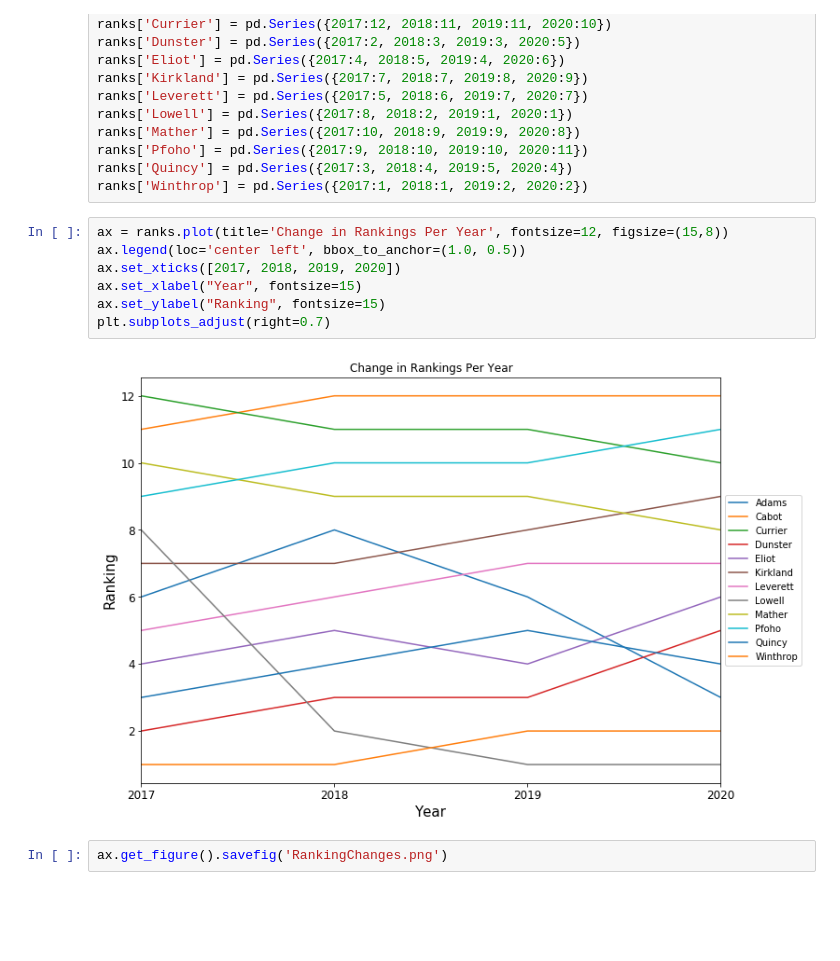
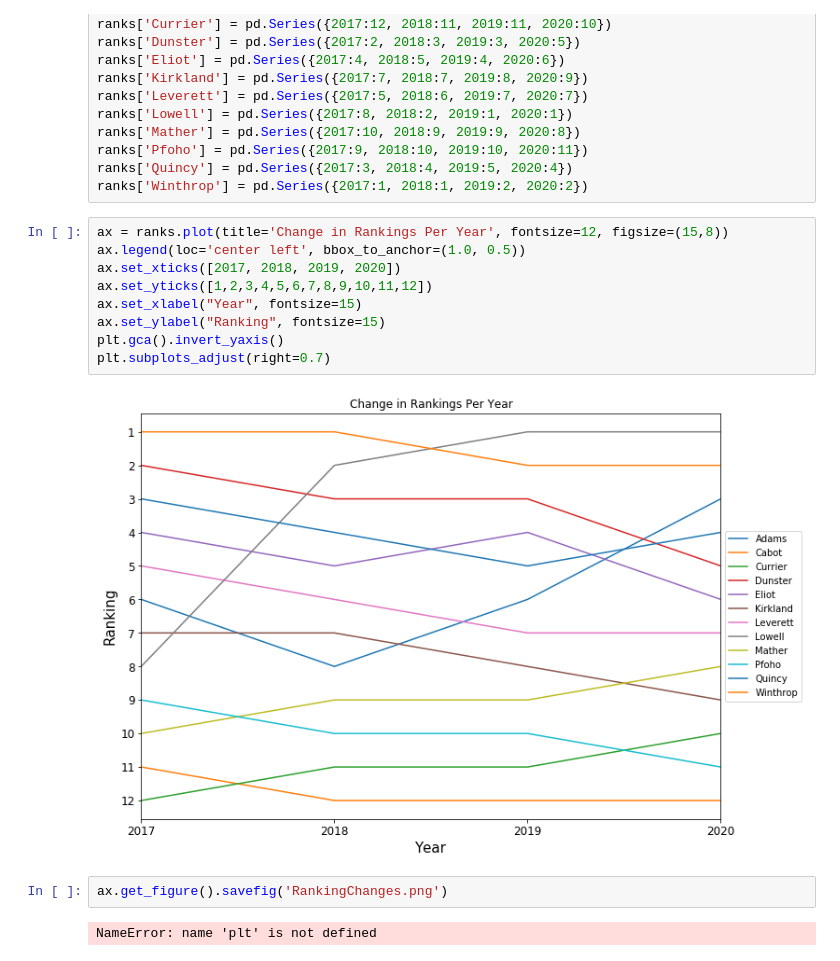
Before and after one commit to avcheng/housingpreferences2020, a Jupyter notebook: RankingChanges.ipynb, the cells around one changed output. Drawn from its saved outputs; the diff is of its cells as text; blank space fills up the shorter version.

Commit message:
Changes to Heatmap and RankingChanges

```diff
--- a/RankingChanges.ipynb
+++ b/RankingChanges.ipynb
@@ -31,11 +31,15 @@ ranks['Winthrop'] = pd.Series({2017:1, 2018:1, 2019:2, 2020:2})
 # %%
 ax = ranks.plot(title='Change in Rankings Per Year', fontsize=12, figsize=(15,8))
 ax.legend(loc='center left', bbox_to_anchor=(1.0, 0.5))
 ax.set_xticks([2017, 2018, 2019, 2020])
+ax.set_yticks([1,2,3,4,5,6,7,8,9,10,11,12])
 ax.set_xlabel("Year", fontsize=15)
 ax.set_ylabel("Ranking", fontsize=15)
+plt.gca().invert_yaxis()
 plt.subplots_adjust(right=0.7)
 # %% [output]
-[figure, old version]
+[figure, new version]
 # %%
 ax.get_figure().savefig('RankingChanges.png')
+# %% [output]
+NameError: name 'plt' is not defined
```
Also changed, not shown: 1 other file.
